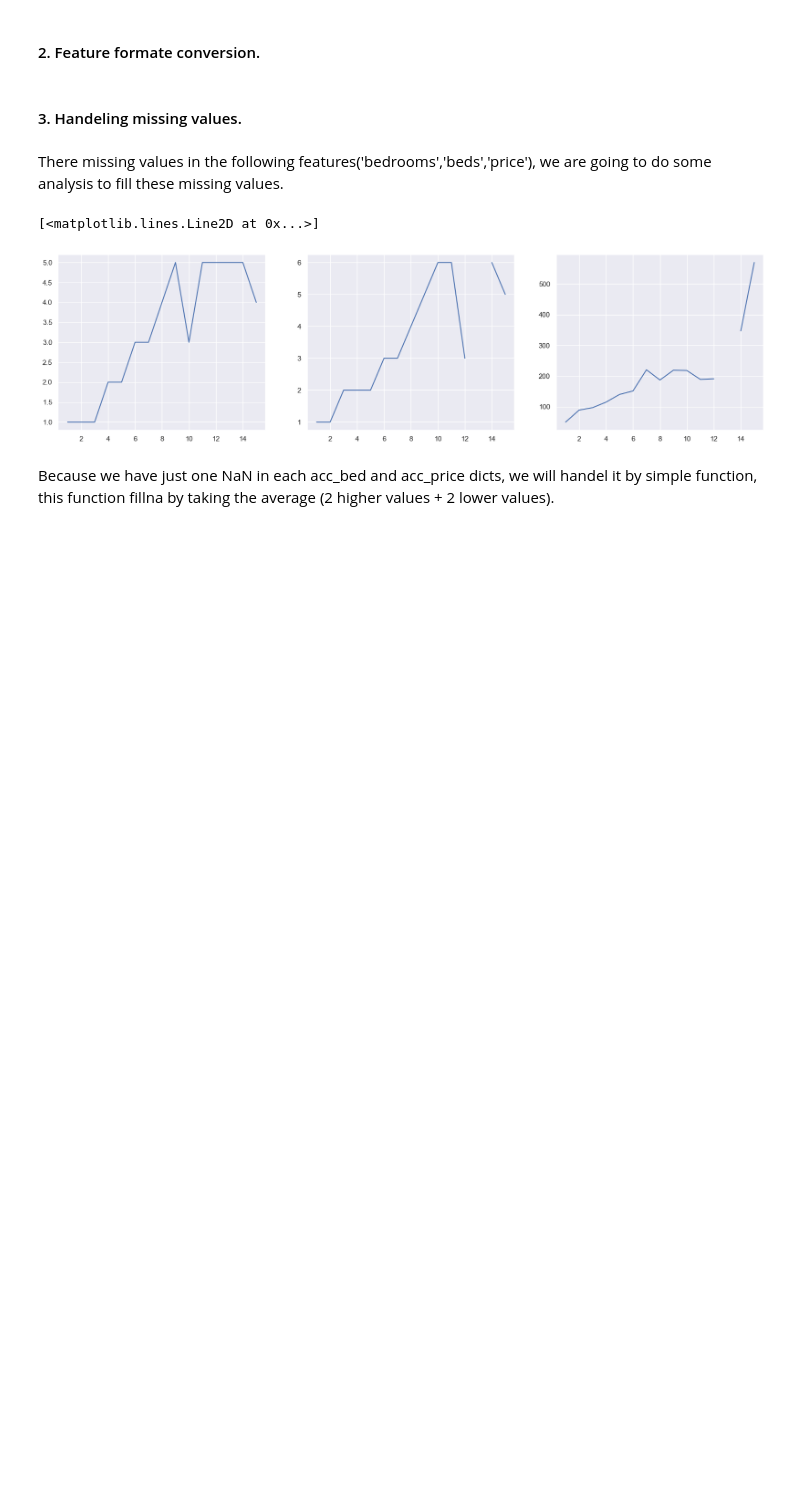
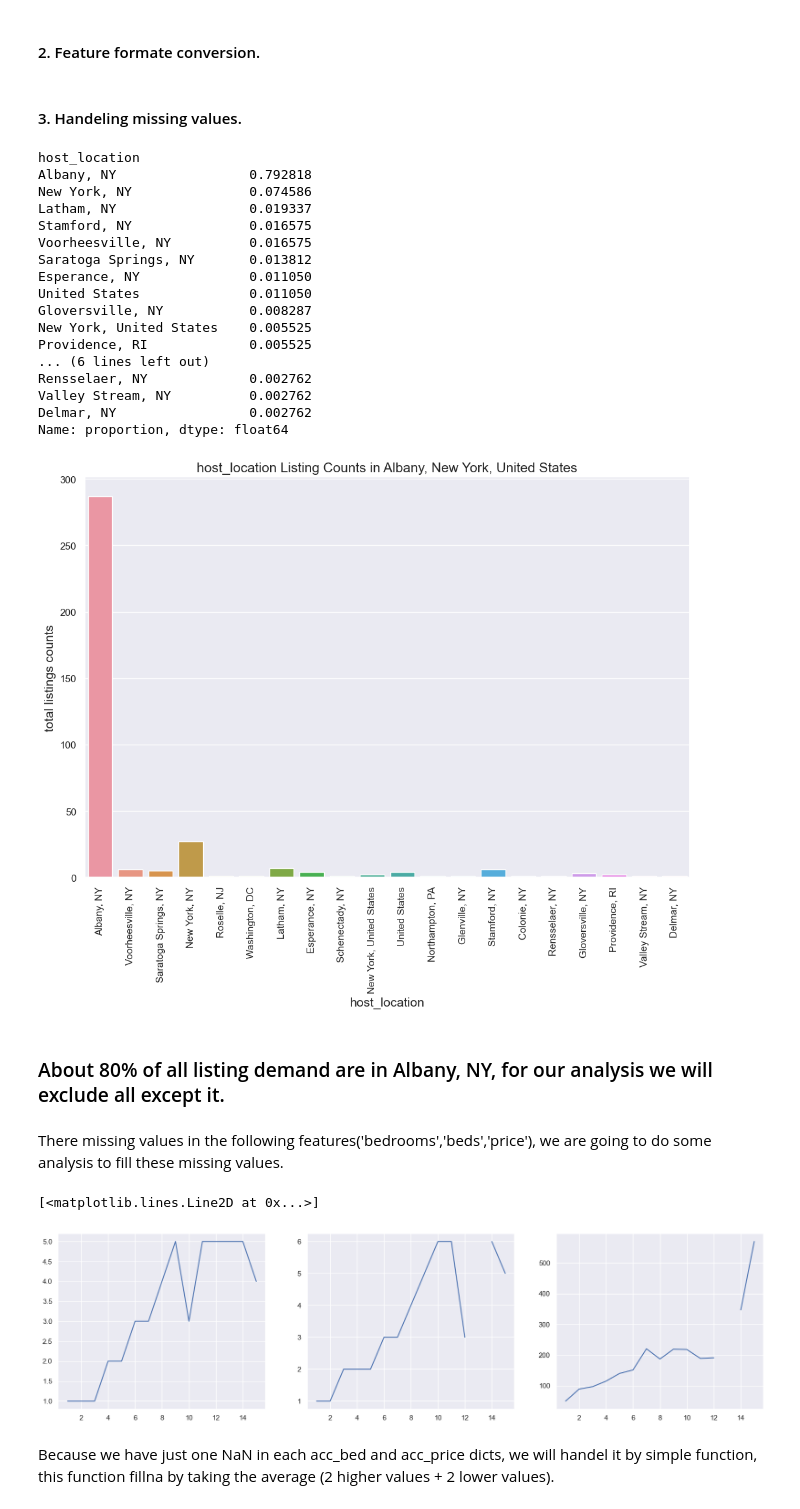
Before and after one commit to mohammed-morsy/electro_pi_project_2, a Jupyter notebook: Airbnb Listing EDA project.ipynb, the cells around one changed output. Drawn from its saved outputs; the diff is of its cells as text; code cells hidden in the pictures; blank space fills up the shorter version.

```diff
--- a/Airbnb Listing EDA project.ipynb
+++ b/Airbnb Listing EDA project.ipynb
@@ -272,6 +270,44 @@ df['price']=df['price'].replace('[/$,]', '',regex=True).astype('float')
 #from previous investigation we see that the most frequent value is 'Albany, NY' by about 75% out of all values.
 #for this, I will handel all missing values in this feature by this value.
 df.fillna({'host_location':df['host_location'].mode()[0]}, inplace=True)
+# %%
+# Set the figure size
+plt.figure(figsize=(12, 8))
+
+# Create a countplot of the room_type data
+my_plot = sns.countplot(x="host_location", data=df)
+# Set the title of the plot
+plt.title('host_location Listing Counts in Albany, New York, United States', fontsize=15)
+
+# Set the x-axis label
+plt.xlabel('host_location', fontsize=14)
+
+# Set the y-axis label
+plt.ylabel('total listings counts', fontsize=14)
+
+my_plot.set_xticklabels(my_plot.get_xticklabels(), rotation=90)
+df['host_location'].value_counts(normalize=True)
+# %% [output]
+host_location
+Albany, NY                 0.792818
+New York, NY               0.074586
+Latham, NY                 0.019337
+Stamford, NY               0.016575
+Voorheesville, NY          0.016575
+Saratoga Springs, NY       0.013812
+Esperance, NY              0.011050
+United States              0.011050
+Gloversville, NY           0.008287
+New York, United States    0.005525
+Providence, RI             0.005525
+... (6 lines left out)
+Rensselaer, NY             0.002762
+Valley Stream, NY          0.002762
+Delmar, NY                 0.002762
+Name: proportion, dtype: float64
+[figure, added]
+# %% [markdown]
+### About 80% of all listing demand are in Albany, NY, for our analysis we will exclude all except it.
 # %%
 list_1 = list(df[df.host_location != 'Albany, NY'].index)
 df = df.drop(list_1)
```
Also changed, not shown: parts of 10 cells of this notebook.
